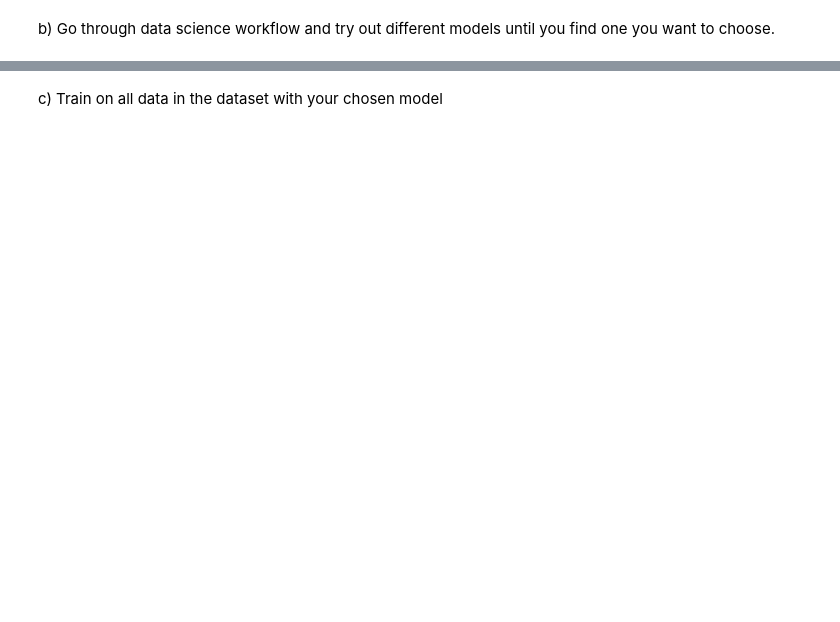
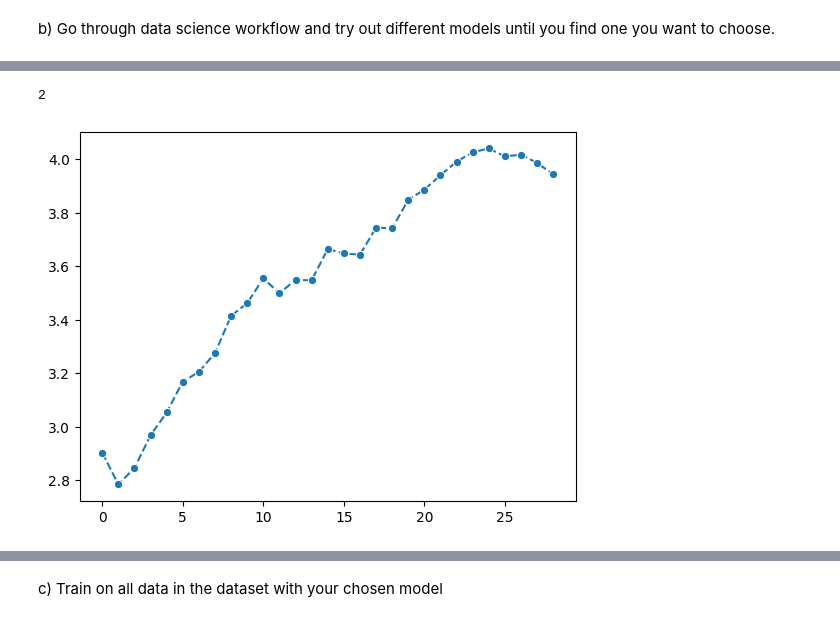
Before and after one commit to ponagr/ai_engineering_pontus_agren_grundstrom, a Jupyter notebook: exercises/4_fastapi/2_serve_ml_models/2_serve_ml_models.ipynb, the cells around one changed output, grey strips where cells are left out. Cells and saved outputs as stored; diff of their text form; code cells hidden in the pictures; blank space fills up the shorter version.

Commit message:
added xgboost package, did EDA, tested/evaluated different regression models and chosen best model

```diff
--- a/exercises/4_fastapi/2_serve_ml_models/2_serve_ml_models.ipynb
+++ b/exercises/4_fastapi/2_serve_ml_models/2_serve_ml_models.ipynb
@@ -8,0 +95,4 @@ b) Go through data science workflow and try out different models until you find
+# %%
+X_train, X_test, y_train, y_test = train_test_split(X,y, test_size=0.1, random_state=42)
+X_train, X_val, y_train, y_val = train_test_split(X_train,y_train, test_size=0.11, random_state=42)
+X_train.shape, X_val.shape, X_test.shape
@@ -8,0 +101,20 @@ b) Go through data science workflow and try out different models until you find
+# %%
+from sklearn.preprocessing import MinMaxScaler
+
+scaler = MinMaxScaler()
+
+scaler.fit(X_train)
+
+scaled_X_train = scaler.transform(X_train)
+scaled_X_val = scaler.transform(X_val)
+scaled_X_test = scaler.transform(X_test)
+
+print(f"{scaled_X_train.max()=:.3f}")
+print(f"{scaled_X_train.min()=:.3f}")
+print(f"{scaled_X_train.std()=:.3f}\n")
+print(f"{scaled_X_test.max()=:.3f}")
+print(f"{scaled_X_test.min()=:.3f}")
+print(f"{scaled_X_test.std()=:.3f}\n")
+print(f"{scaled_X_val.max()=:.3f}")
+print(f"{scaled_X_val.min()=:.3f}")
+print(f"{scaled_X_val.std()=:.3f}")
@@ -8,0 +133,22 @@ b) Go through data science workflow and try out different models until you find
+# %%
+from sklearn.neighbors import KNeighborsRegressor
+from sklearn.metrics import root_mean_squared_error
+import seaborn as sns
+import matplotlib.pyplot as plt
+
+error_list = []
+for k in range(1,30):
+    test_model = KNeighborsRegressor(n_neighbors=k)
+    test_model.fit(scaled_X_train, y_train)
+    y_pred = test_model.predict(scaled_X_val)
+    error = root_mean_squared_error(y_val, y_pred)
+    error_list.append(error)
+
+sns.lineplot(error_list, marker="o", linestyle="--")
+
+best_index = min(error_list)
+best_k = error_list.index(best_index)+1
+best_k
+# %% [output]
+2
+[figure, added]
```
Also changed, not shown: parts of 12 cells of this notebook, 2 other files.
